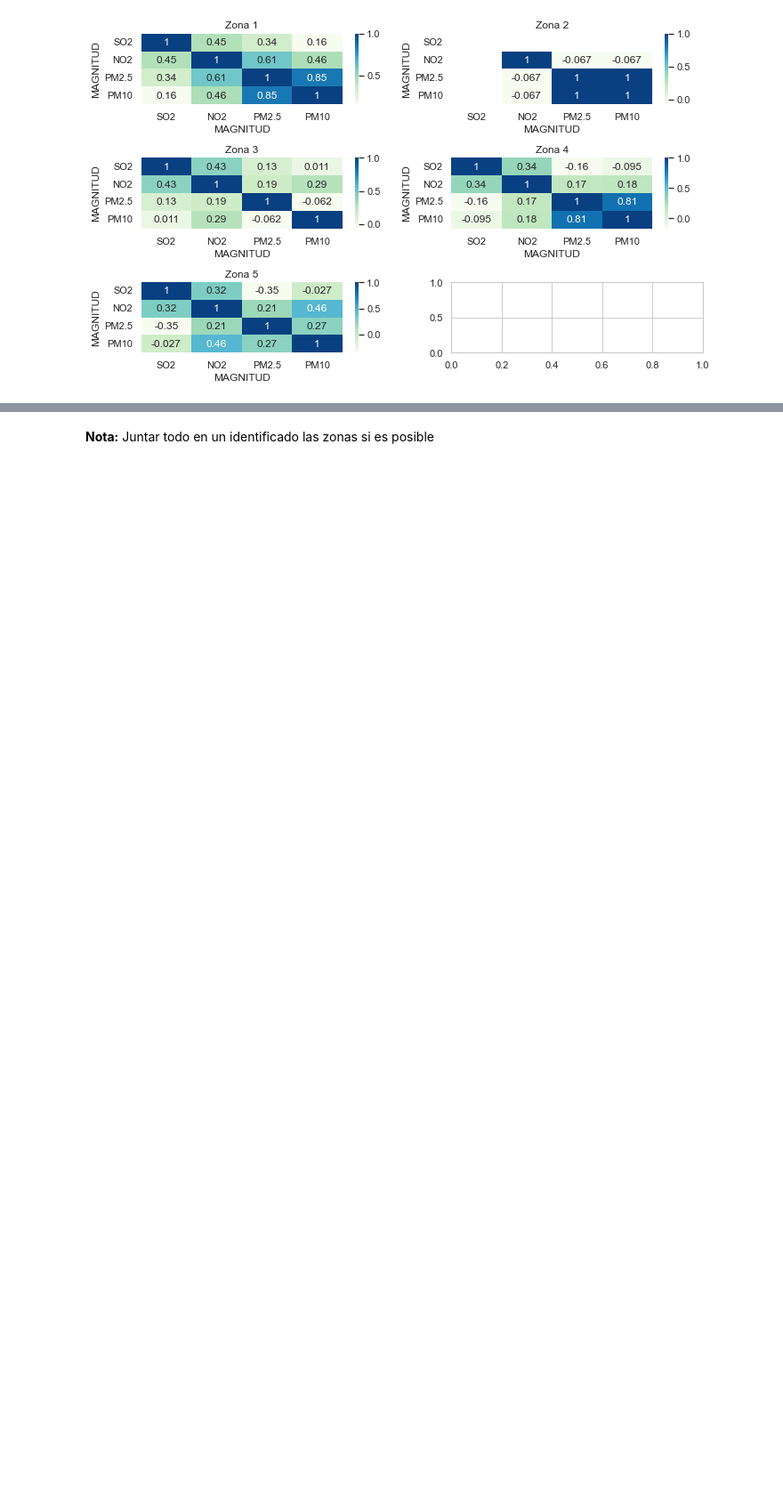
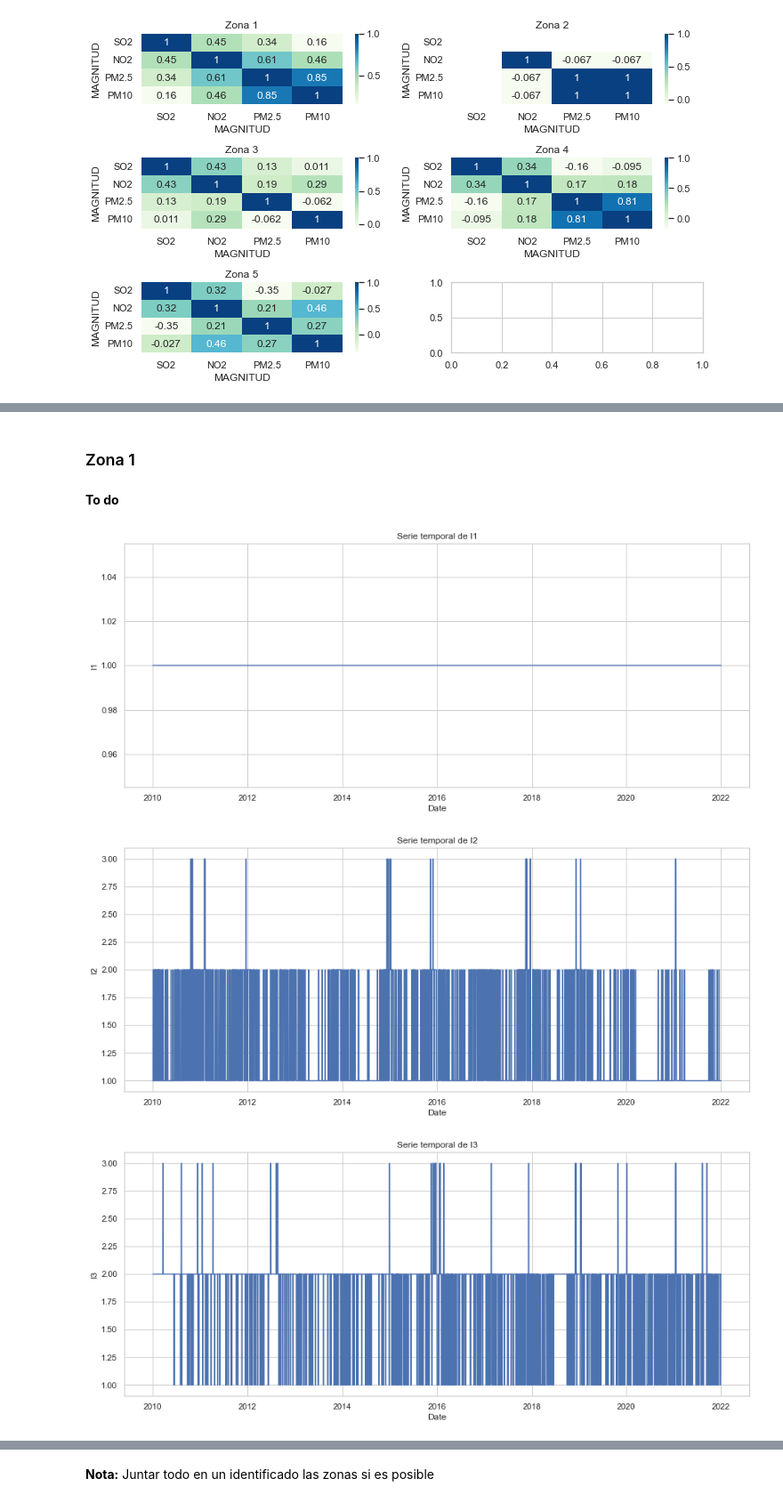
Before and after one commit to sofiamacein/TFG-Calidad-Aire-Madrid, a Jupyter notebook: TFG. CALIDAD AIRE MADRID_EDA.ipynb, the cells around one changed output, grey strips where cells are left out. Shown at 89% size. Drawn from its saved outputs; the diff is of its cells as text; code cells hidden in the pictures; blank space fills up the shorter version.

```diff
--- a/TFG. CALIDAD AIRE MADRID_EDA.ipynb
+++ b/TFG. CALIDAD AIRE MADRID_EDA.ipynb
@@ -829,0 +935,23 @@ plt.show()
+# %% [markdown]
+### Zona 1
+# %% [markdown]
+**To do**
+# %%
+# Datos
+ts_zona1 = zona1_media[['I1','I2','I3','I4','I5']]
+for col in ts_zona1.columns:
+    ts_zona1[col] = ts_zona1[col].astype(int)
+
+
+# Grafico
+for col in ts_zona1.columns:
+    plt.figure(figsize=(15, 6))
+    plt.plot(ts_zona1.index, ts_zona1[col])
+    plt.xlabel("Date")
+    plt.ylabel(col)
+    plt.title(f"Serie temporal de {col}")
+    plt.show()
+# %% [output]
+[figure, added]
+[figure, added]
+[figure, added]
```
Also changed, not shown: parts of 68 cells of this notebook.
